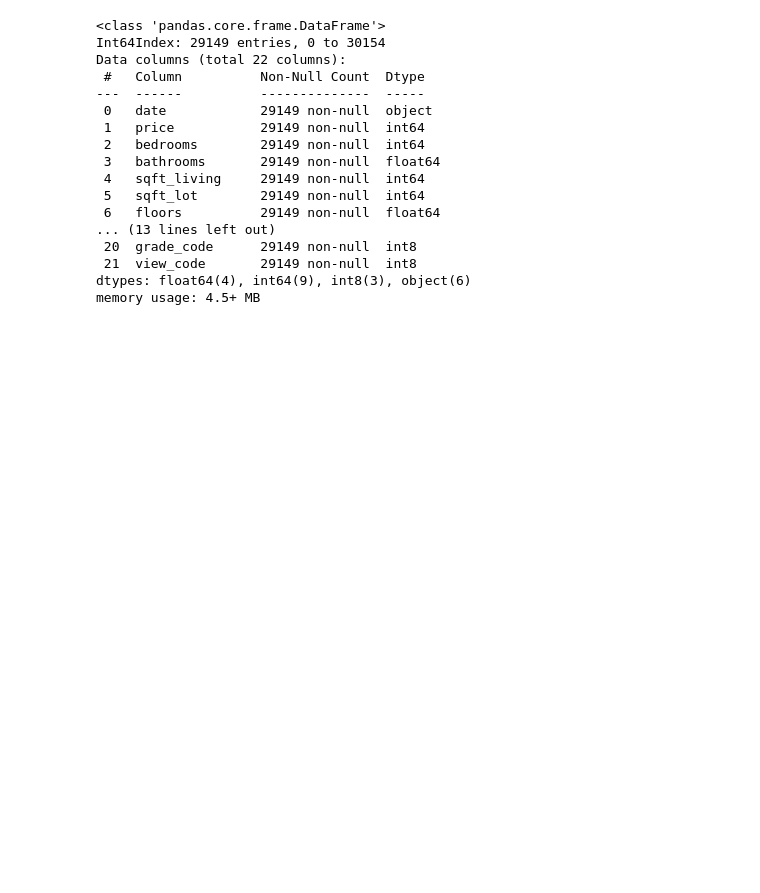
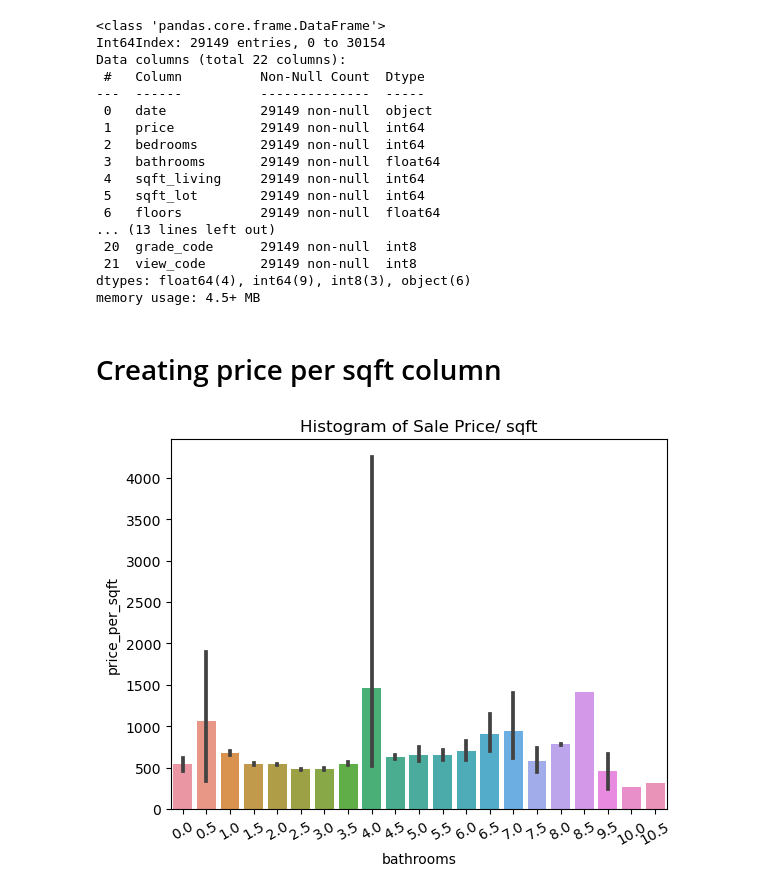
Before and after one commit to Kellyajara/RealEstate-Classification, a Jupyter notebook: Project Notebook .ipynb, the cells around one changed output. Drawn from its saved outputs; the diff is of its cells as text; code cells hidden in the pictures; blank space fills up the shorter version.

```diff
--- a/Project Notebook .ipynb
+++ b/Project Notebook .ipynb
@@ -350,3 +350,12 @@ Data columns (total 22 columns):
  21  view_code       29149 non-null  int8
 dtypes: float64(4), int64(9), int8(3), object(6)
 memory usage: 4.5+ MB
+# %% [markdown]
+# Creating price per sqft column
+# %%
+price_sqft = sns.barplot(data = housing_df,x = "bathrooms", y="price_per_sqft")
+price_sqft.set(title="Histogram of Sale Price/ sqft")
+plt.xticks(rotation=30)
+plt.show()
+# %% [output]
+[figure, added]
```
